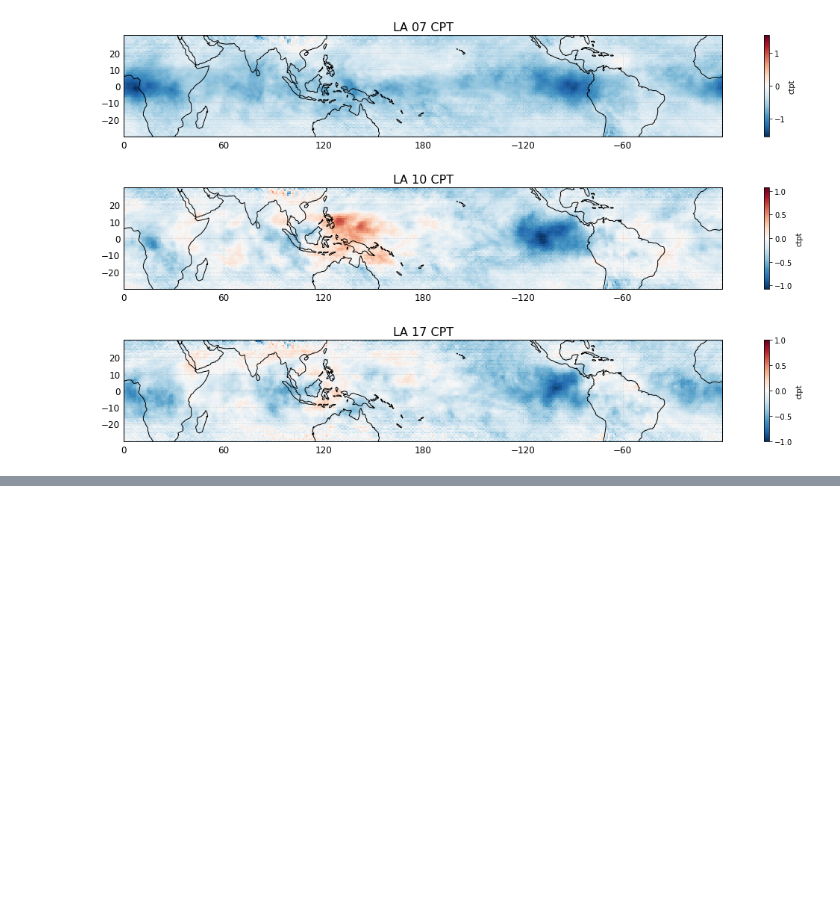
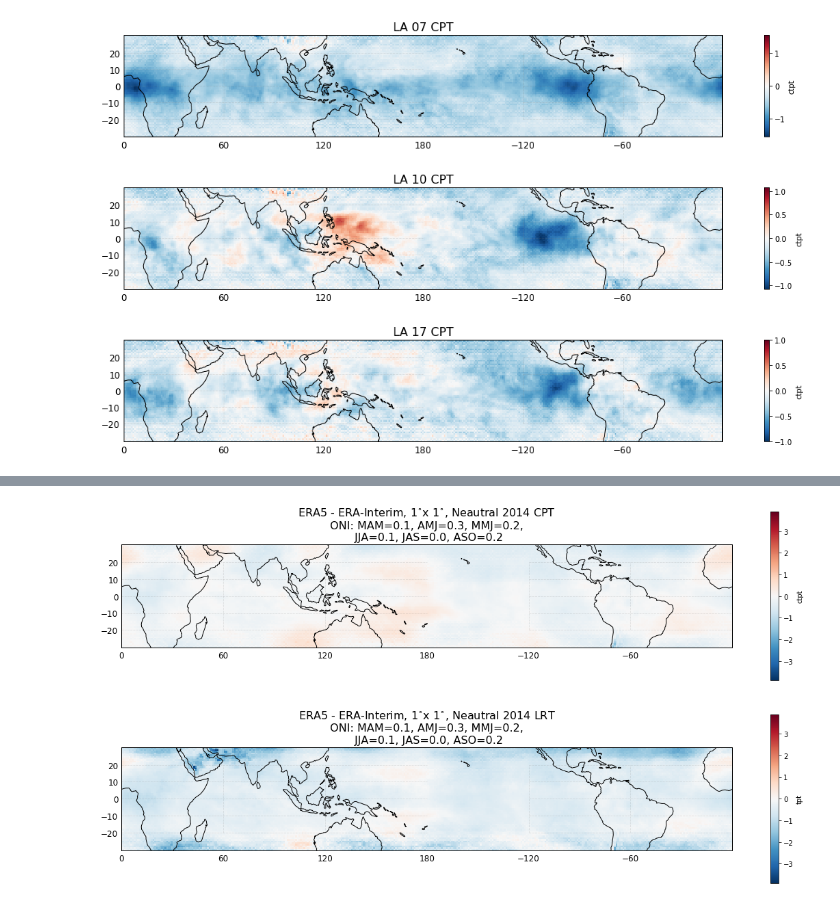
Before and after one commit to johanmeh/master, a Jupyter notebook: enso/era5-erai_diff_enso.ipynb, the cells around one changed output, grey strips where cells are left out. Saved outputs shown, nothing was run; the diff lists cells and outputs as text; code cells hidden in the pictures; blank space fills up the shorter version.

```diff
--- a/enso/era5-erai_diff_enso.ipynb
+++ b/enso/era5-erai_diff_enso.ipynb
@@ -66,3 +66,6 @@ neau_erai = erai_trop.sel(time=slice('2012-10-01', '2013-03-01'))
+# %%
+diff_neau_14 = neau_era5.ctpt[-7:,:,:] - neau_erai.ctpt[-7:,:,:].values
+diff_neau_14_lrt = neau_era5.tpt[-7:,:,:] - neau_erai.tpt[-7:,:,:].values
 # %%
 diff_nina07 = nina07_era5.ctpt[1:4,:,:] - nina07_erai.ctpt[1:4,:,:].values
 diff_nina10 = nina10_era5.ctpt[1:4,:,:] - nina10_erai.ctpt[1:4,:,:].values
@@ -82,0 +101,9 @@ r = f.three_plot(ds1, ds2, ds3, tl1, tl2, tl3, vmin2, vmax2, enso=True)
+# %%
+neau1_cpt = diff_neau_14.mean(axis=0)
+neau1_lrt = diff_neau_14_lrt.mean(axis=0)
+tl1 = 'ERA5 - ERA-Interim, 1$^{\circ}$x 1$^{\circ}$, Neautral 2014 CPT \n ONI: MAM=0.1, AMJ=0.3, MMJ=0.2, \n JJA=0.1, JAS=0.0, ASO=0.2'
+tl2 = 'ERA5 - ERA-Interim, 1$^{\circ}$x 1$^{\circ}$, Neautral 2014 LRT \n ONI: MAM=0.1, AMJ=0.3, MMJ=0.2, \n JJA=0.1, JAS=0.0, ASO=0.2'
+
+rr = f.enso_maxmin(neau1_cpt, tl1, neau1_lrt, tl2, vmin=-3.9, vmax=3.9)
+# %% [output]
+[figure, added]
```
Also changed, not shown: parts of 5 cells of this notebook.
